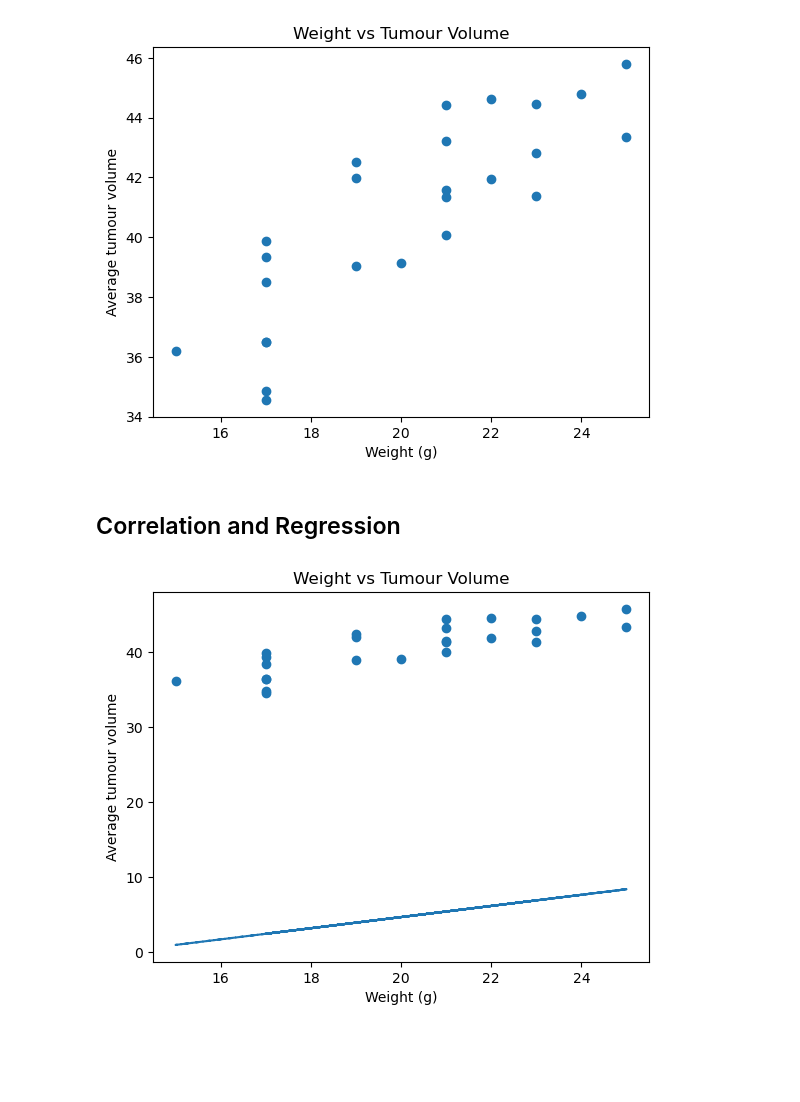
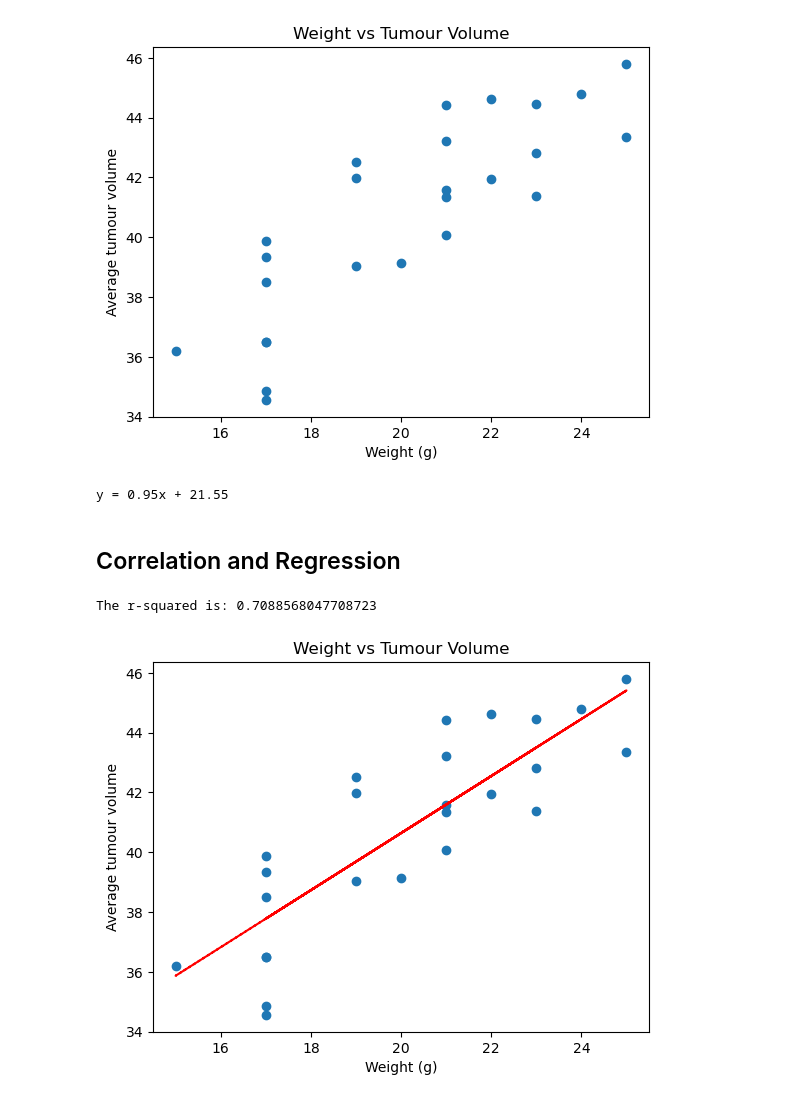
Before and after one commit to stephfer17/challeneg5, a Jupyter notebook: pymaceuticals_starter.ipynb, the cells around one changed output. Cells and saved outputs as stored; diff of their text form; code cells hidden in the pictures; blank space fills up the shorter version.

Commit message:
added the correlation and lines

```diff
--- a/pymaceuticals_starter.ipynb
+++ b/pymaceuticals_starter.ipynb
@@ -275,19 +277,28 @@ plt.show()
+# %%
+#a linear regression model
+pe_slope, pe_int, pe_r, pe_p, pe_std_err = stats.linregress(xaxis, yaxis)
+pe_fit = pe_slope * xaxis + pe_int
+line_eq = "y = " + str(round(pe_slope,2)) + "x + " + str(round(pe_int,2))
+print(line_eq)
+# %% [output]
+y = 0.95x + 21.55
 # %% [markdown]
 ## Correlation and Regression
 # %%
 # Calculate the correlation coefficient and a linear regression model
-pe_slope, pe_int, pe_r, pe_p, pe_std_err = stats.linregress(yaxis, xaxis)
-pe_fit = pe_slope * xaxis + pe_int
 # for mouse weight and average observed tumor volume for the entire Capomulin regimen
 scat_plot=clean_combines.loc[clean_combines['Drug Regimen']=='Capomulin',:]
 scat_plot_final = scat_plot.groupby(['Mouse ID']).mean()
 yaxis = scat_plot_final ["Tumor Volume (mm3)"]
 xaxis = scat_plot_final["Weight (g)"]
 plt.scatter(xaxis,yaxis)
-plt.plot(xaxis,pe_fit,"--")
+plt.plot(xaxis,pe_fit,"r--")
+plt.annotate(line_eq,(0,50),fontsize=15,color="red")
 plt.title ("Weight vs Tumour Volume")
 plt.xlabel("Weight (g)")
 plt.ylabel("Average tumour volume")
+print(f"The r-squared is: {pe_r**2}")
 plt.show()
 # %% [output]
+The r-squared is: 0.7088568047708723
-[figure, old version]
+[figure, new version]
```
Also changed, not shown: parts of 1 cell of this notebook.
